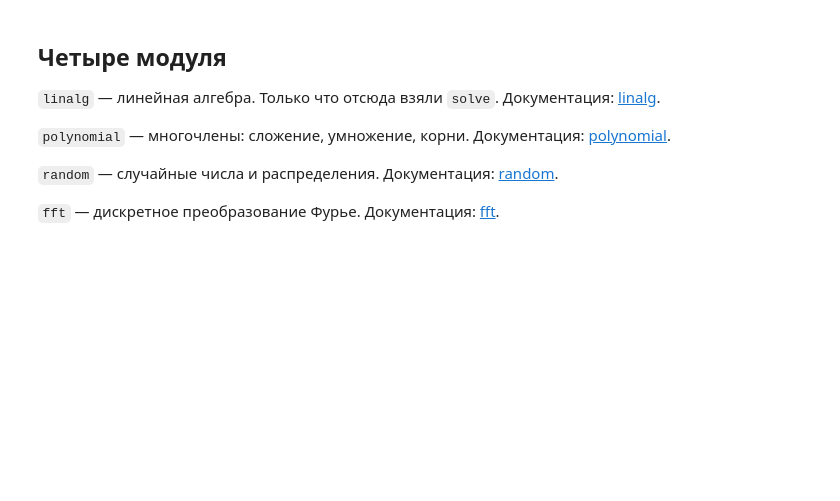
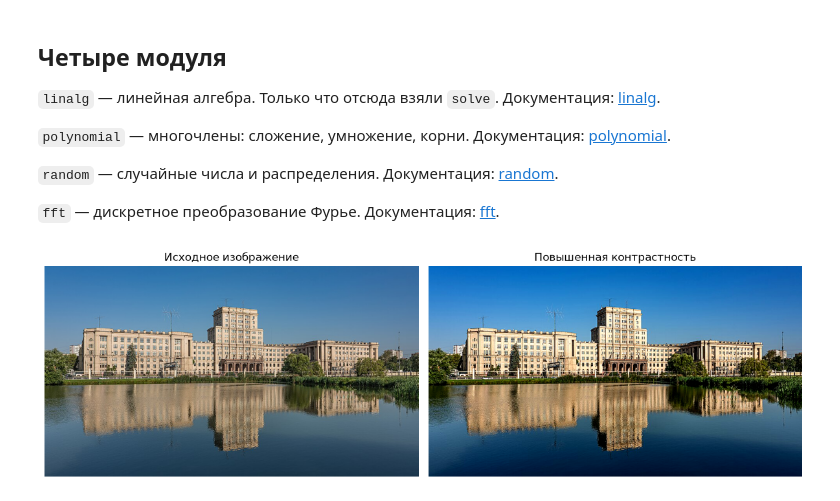
Before and after one commit to BerkovichR/bmstu-python, a Jupyter notebook: seminars/seminar_12/12_numpy.ipynb, the cells around one changed output. Cells and saved outputs as stored; diff of their text form; code cells hidden in the pictures; blank space fills up the shorter version.

```diff
--- a/seminars/seminar_12/12_numpy.ipynb
+++ b/seminars/seminar_12/12_numpy.ipynb
@@ -225,3 +242,42 @@ print(np.mean(M, axis=1))
 `random` — случайные числа и распределения. Документация: [random](https://numpy.org/doc/stable/reference/random/index.html).
 
 `fft` — дискретное преобразование Фурье. Документация: [fft](https://numpy.org/doc/stable/reference/routines.fft.html).
+# %%
+import numpy as np
+import matplotlib.pyplot as plt
+from PIL import Image
+
+# 1. Читаем изображение
+img = Image.open("mgtu.jpg").convert("RGB")
+
+# 2. Преобразуем изображение в NumPy-массив
+image = np.array(img)
+
+# 3. Увеличиваем контрастность
+factor = 1.50
+
+contrast_image = (image.astype(float) - 127.5) * factor + 127.5
+
+# Ограничиваем значения диапазоном 0..255
+contrast_image = np.clip(contrast_image, 0, 255)
+
+# Преобразуем обратно в uint8
+contrast_image = contrast_image.astype(np.uint8)
+
+# 4. Отображаем исходное и обработанное изображения
+plt.figure(figsize=(12, 5))
+
+plt.subplot(1, 2, 1)
+plt.imshow(image)
+plt.title("Исходное изображение")
+plt.axis("off")
+
+plt.subplot(1, 2, 2)
+plt.imshow(contrast_image)
+plt.title("Повышенная контрастность")
+plt.axis("off")
+
+plt.tight_layout()
+plt.show()
+# %% [output]
+[figure, added]
```
Also changed, not shown: parts of 16 cells of this notebook.
